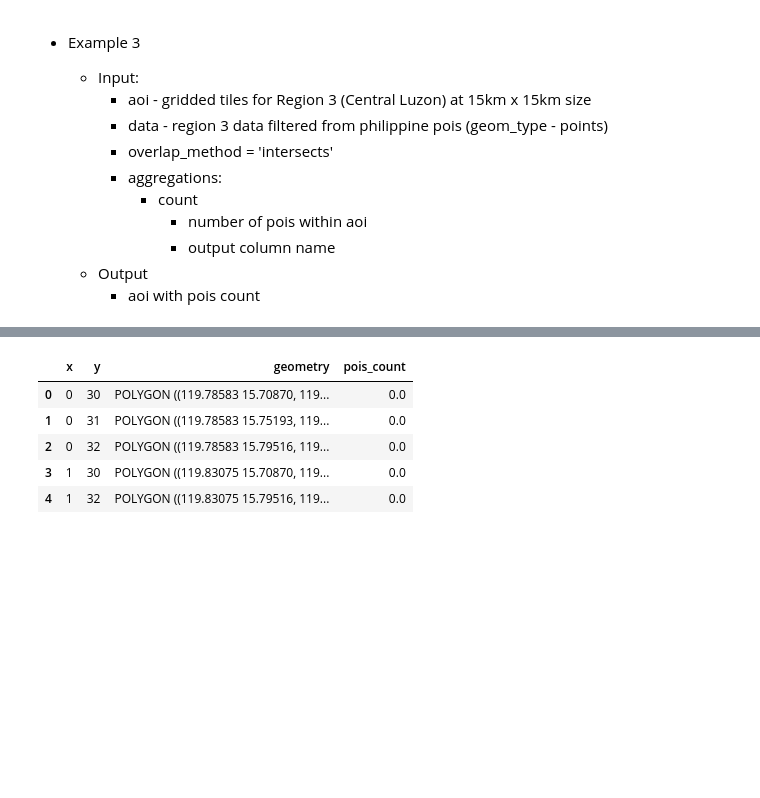
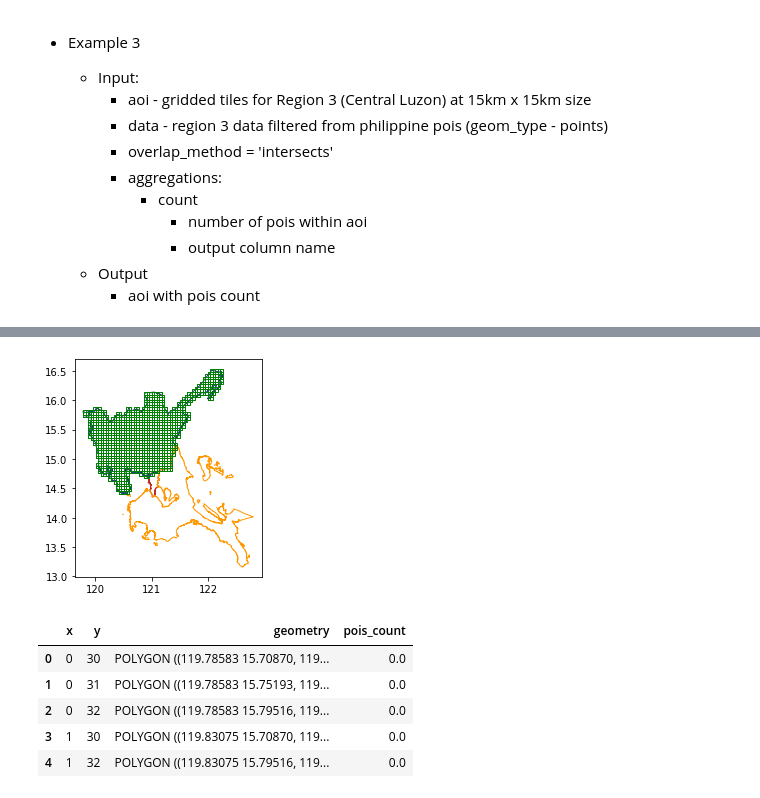
Before and after one commit to thinkingmachines/geowrangler, a Jupyter notebook: notebooks/tutorial.vector_zonal_stats.ipynb, the cells around one changed output, grey strips where cells are left out. Cells and saved outputs as stored; diff of their text form; code cells hidden in the pictures; blank space fills up the shorter version.

```diff
--- a/notebooks/tutorial.vector_zonal_stats.ipynb
+++ b/notebooks/tutorial.vector_zonal_stats.ipynb
@@ -245,3 +304,17 @@ Wall time: 38.5 ms
+# %%
+# no_test
+ax = aoi.plot(
+    ax=plt.axes(),
+    facecolor="none",
+    edgecolor=[
+        "#C62828",
+        "#283593",
+        "#FF9800",
+    ],
+)
+ax = grid_aoi.plot(ax=ax, facecolor="none", edgecolor="green")
+# %% [output]
+[figure, added]
 # %%
 # no_test
 grid_aoi.head()
```
Also changed, not shown: parts of 25 cells of this notebook.
